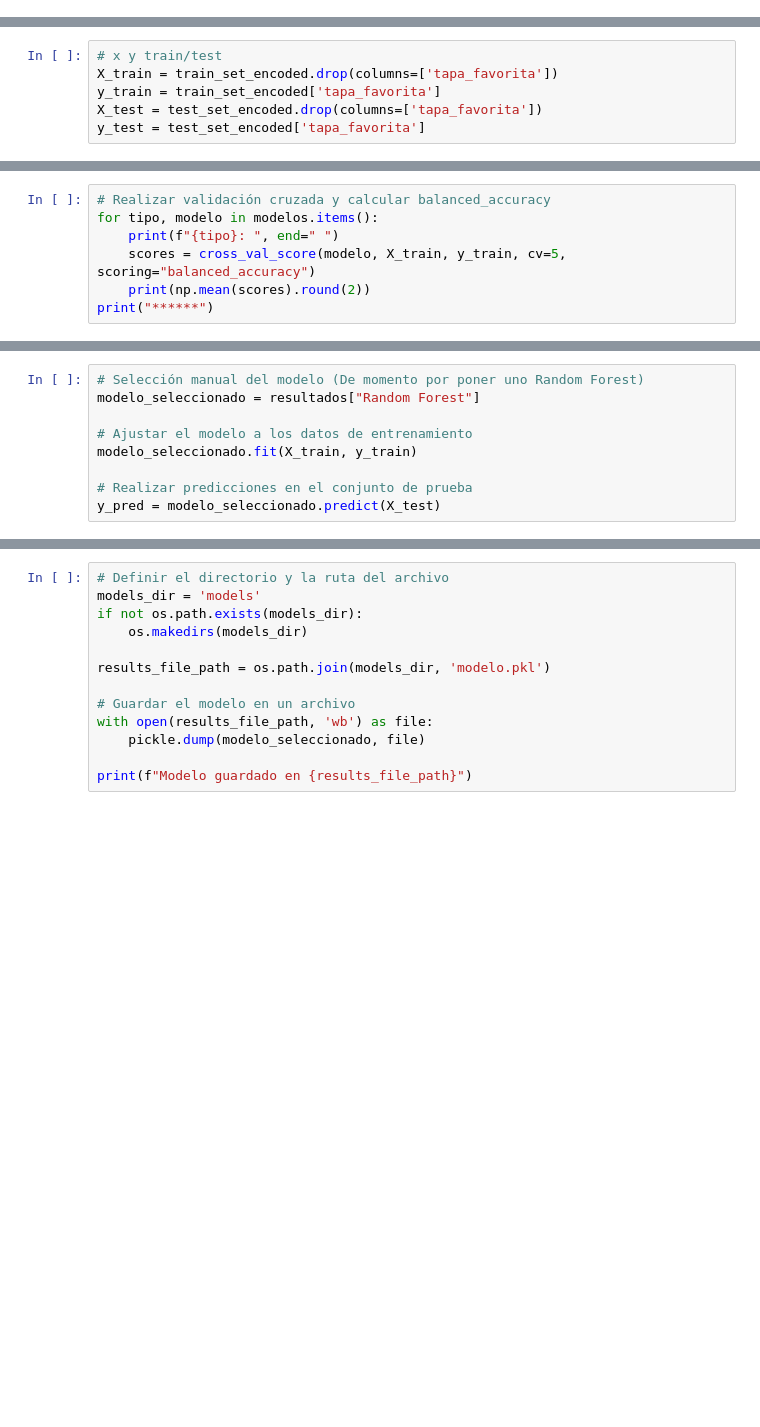
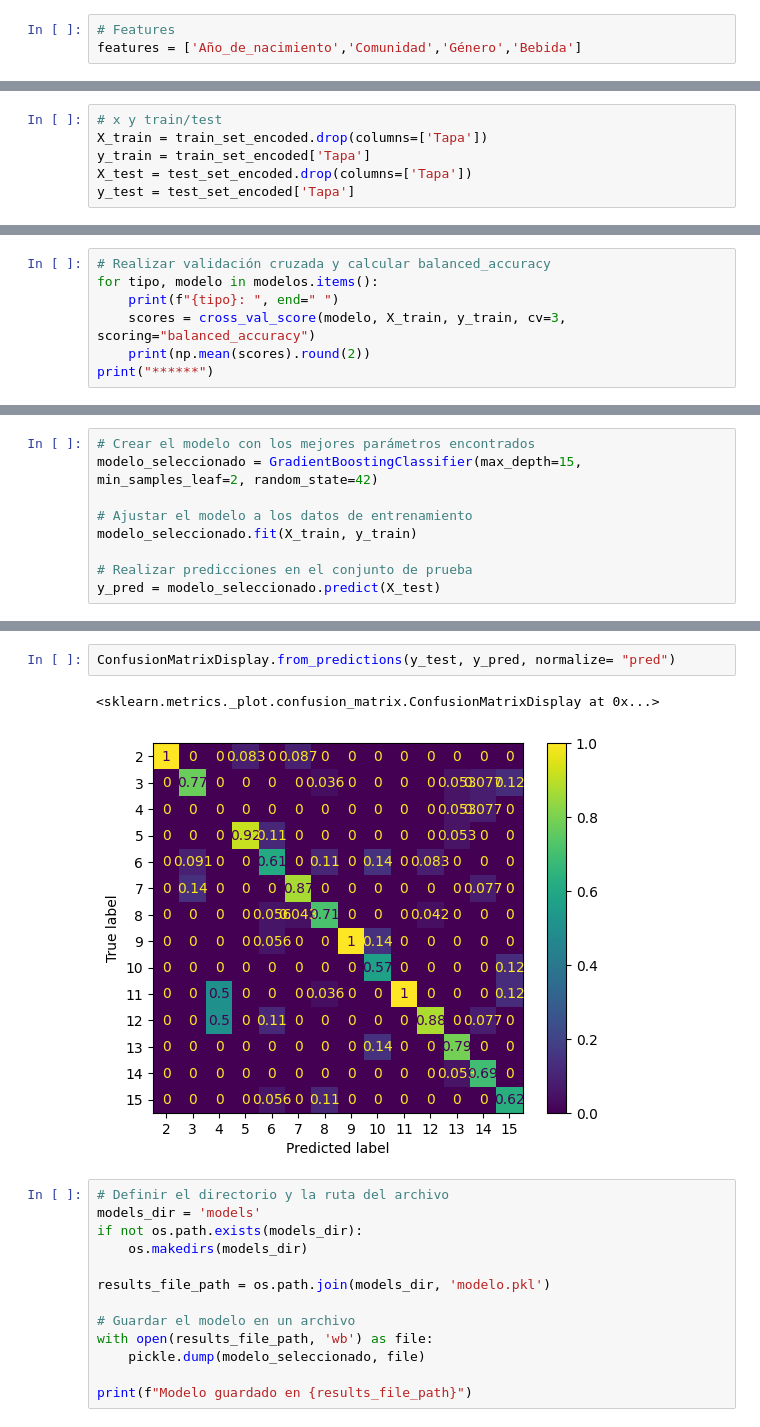
Before and after one commit to marosor/Tapas, a Jupyter notebook: Modelo.ipynb, the cells around one changed output, grey strips where cells are left out. Saved outputs shown, nothing was run; the diff lists cells and outputs as text; blank space fills up the shorter version.

Commit message:
entrenado modelo con dataset +guardado mejor modelo en pkl

```diff
--- a/Modelo.ipynb
+++ b/Modelo.ipynb
@@ -55 +67,4 @@ features = columnas_categoricas
+# %%
+# Features
+features = ['Año_de_nacimiento','Comunidad','Género','Bebida']
 # %%
@@ -74,9 +94,9 @@ print(test_set_encoded.head())
 # %%
 # x y train/test
-X_train = train_set_encoded.drop(columns=['tapa_favorita'])
-y_train = train_set_encoded['tapa_favorita']
-X_test = test_set_encoded.drop(columns=['tapa_favorita'])
-y_test = test_set_encoded['tapa_favorita']
+X_train = train_set_encoded.drop(columns=['Tapa'])
+y_train = train_set_encoded['Tapa']
+X_test = test_set_encoded.drop(columns=['Tapa'])
+y_test = test_set_encoded['Tapa']
 # %%
 # Definir los modelos
 modelos = {
@@ -132,6 +128,6 @@ parametros = {
 # Realizar validación cruzada y calcular balanced_accuracy
 for tipo, modelo in modelos.items():
     print(f"{tipo}: ", end=" ")
-    scores = cross_val_score(modelo, X_train, y_train, cv=5, scoring="balanced_accuracy")
+    scores = cross_val_score(modelo, X_train, y_train, cv=3, scoring="balanced_accuracy")
     print(np.mean(scores).round(2))
 print("******")
@@ -155,6 +193,6 @@ ValueError: Cannot have number of splits n_splits=3 greater than the number of s
 # %%
-# Selección manual del modelo (De momento por poner uno Random Forest)
-modelo_seleccionado = resultados["Random Forest"]
+# Crear el modelo con los mejores parámetros encontrados
+modelo_seleccionado = GradientBoostingClassifier(max_depth=15, min_samples_leaf=2, random_state=42)
 
 # Ajustar el modelo a los datos de entrenamiento
 modelo_seleccionado.fit(X_train, y_train)
@@ -182,3 +224,8 @@ NameError: name 'y_pred' is not defined
+# %%
+ConfusionMatrixDisplay.from_predictions(y_test, y_pred, normalize= "pred")
+# %% [output]
+<sklearn.metrics._plot.confusion_matrix.ConfusionMatrixDisplay at 0x...>
+[figure, added]
 # %%
 # Definir el directorio y la ruta del archivo
 models_dir = 'models'
```
Also changed, not shown: parts of 13 cells of this notebook, 1 other file.
